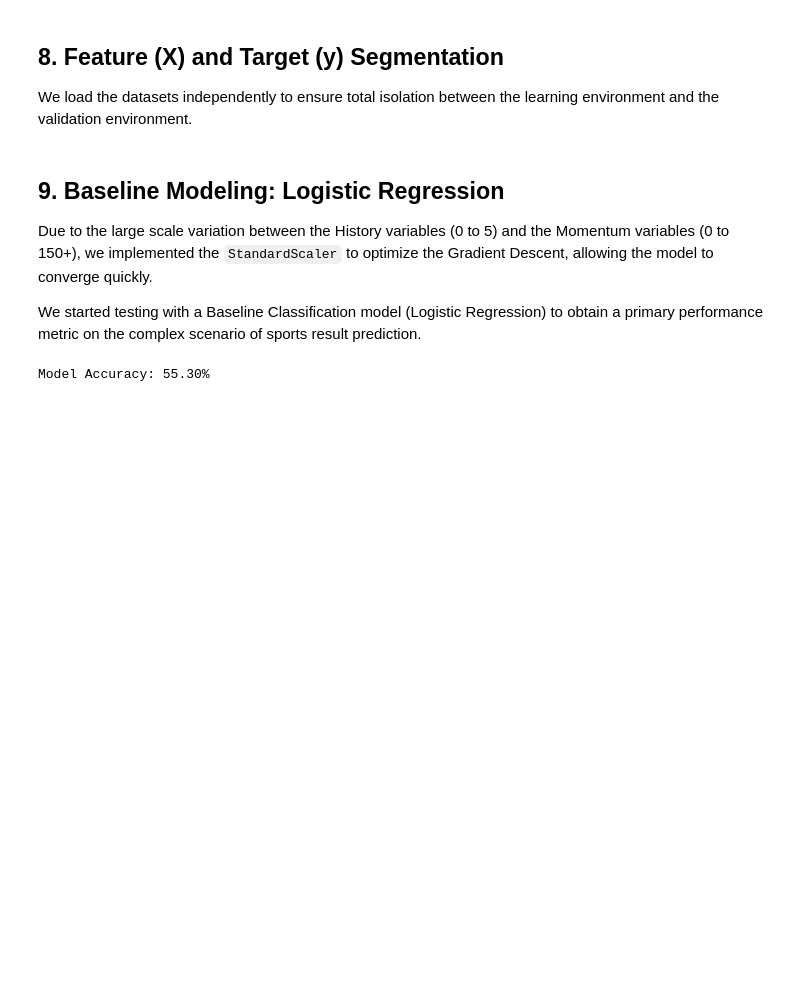
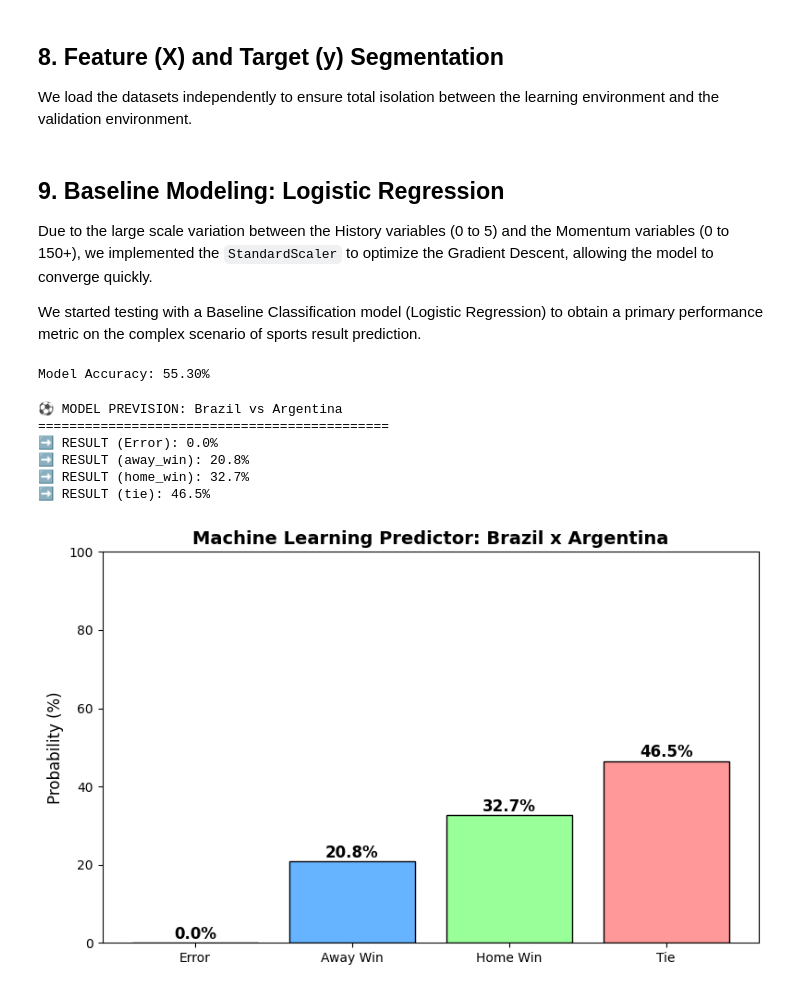
Before and after one commit to guazzell1/WC_prediction_project, a Jupyter notebook: wc_matches.ipynb, the cells around one changed output. Drawn from its saved outputs; the diff is of its cells as text; code cells hidden in the pictures; blank space fills up the shorter version.

```diff
--- a/wc_matches.ipynb
+++ b/wc_matches.ipynb
@@ -220,3 +220,79 @@ model_accuracy = accuracy_score(y_test, y_pred)
 print(f"Model Accuracy: {model_accuracy * 100:.2f}%")
 # %% [output]
 Model Accuracy: 55.30%
+# %%
+def predict_game(home_team, away_team, df_og, model, standardizer, train_cols):
+    """
+    Function to predict the outcome between two selections.
+    Automatically retrieves historical data and momentum from the database.
+    """
+
+    game = tuple(sorted([home_team, away_team]))
+
+    if game in h2h_historic:
+        h2h_home = h2h_historic[game].get(home_team, 0)
+        h2h_away = h2h_historic[game].get(away_team, 0)
+        h2h_tie = h2h_historic[game].get('tie', 0)
+    else:
+        # if first game
+        h2h_home, h2h_away, h2h_tie = 0, 0, 0
+
+    today = df_og['date'].max()
+    eight_years = today - pd.DateOffset(years=8)
+
+    def today_strengh(team):
+        goals_scored, goals_conceded = 0, 0
+        if team in teams_historic:
+            for match in teams_historic[team]:
+                if match['date'] > eight_years:
+                    if pd.notna(match['scored']) and pd.notna(match['conceded']):
+                        goals_scored += match['scored']
+                        goals_conceded += match['conceded']
+        return goals_scored, goals_conceded
+
+    home_scored, home_conceded = today_strengh(home_team)
+    away_scored, away_conceded = today_strengh(away_team)
+
+    game_data = pd.DataFrame([[
+        h2h_home, h2h_away, h2h_tie,
+        home_scored, home_conceded,
+        away_scored, away_conceded
+    ]], columns=train_cols)
+
+    std_data = standardizer.transform(game_data)
+    proba = model.predict_proba(std_data)[0]
+    classes = model.classes_
+
+    print(f"⚽ MODEL PREVISION: {home_team} vs {away_team}\n" + "="*45)
+    for c, prob in zip(classes, proba):
+        print(f"➡️ RESULT ({c}): {prob * 100:.1f}%")
+
+    fig, ax = plt.subplots(figsize=(8, 5))
+    cores = ['#ff9999', '#66b3ff', '#99ff99']
+
+    labels = [c.replace('_win', ' Win').title() for c in classes]
+
+    ax.bar(labels, proba * 100, color=cores, edgecolor='black')
+
+    for i, prob in enumerate(proba * 100):
+        ax.text(i, prob + 1, f"{prob:.1f}%", ha='center', fontweight='bold', fontsize=12)
+
+    ax.set_ylabel('Probability (%)', fontsize=12)
+    ax.set_title(f'Machine Learning Predictor: {home_team} x {away_team}', fontsize=14, fontweight='bold')
+    ax.set_ylim(0, 100)
+    plt.tight_layout()
+    plt.show()
+
+df_raw = pd.read_csv('results.csv')
+df_raw['date'] = pd.to_datetime(df_raw['date'])
+df_raw = df_raw.dropna()
+
+predict_game('Brazil', 'Argentina', df_raw, log_model, scaler, X_train.columns)
+# %% [output]
+⚽ MODEL PREVISION: Brazil vs Argentina
+=============================================
+➡️ RESULT (Error): 0.0%
+➡️ RESULT (away_win): 20.8%
+➡️ RESULT (home_win): 32.7%
+➡️ RESULT (tie): 46.5%
+[figure, added]
```
